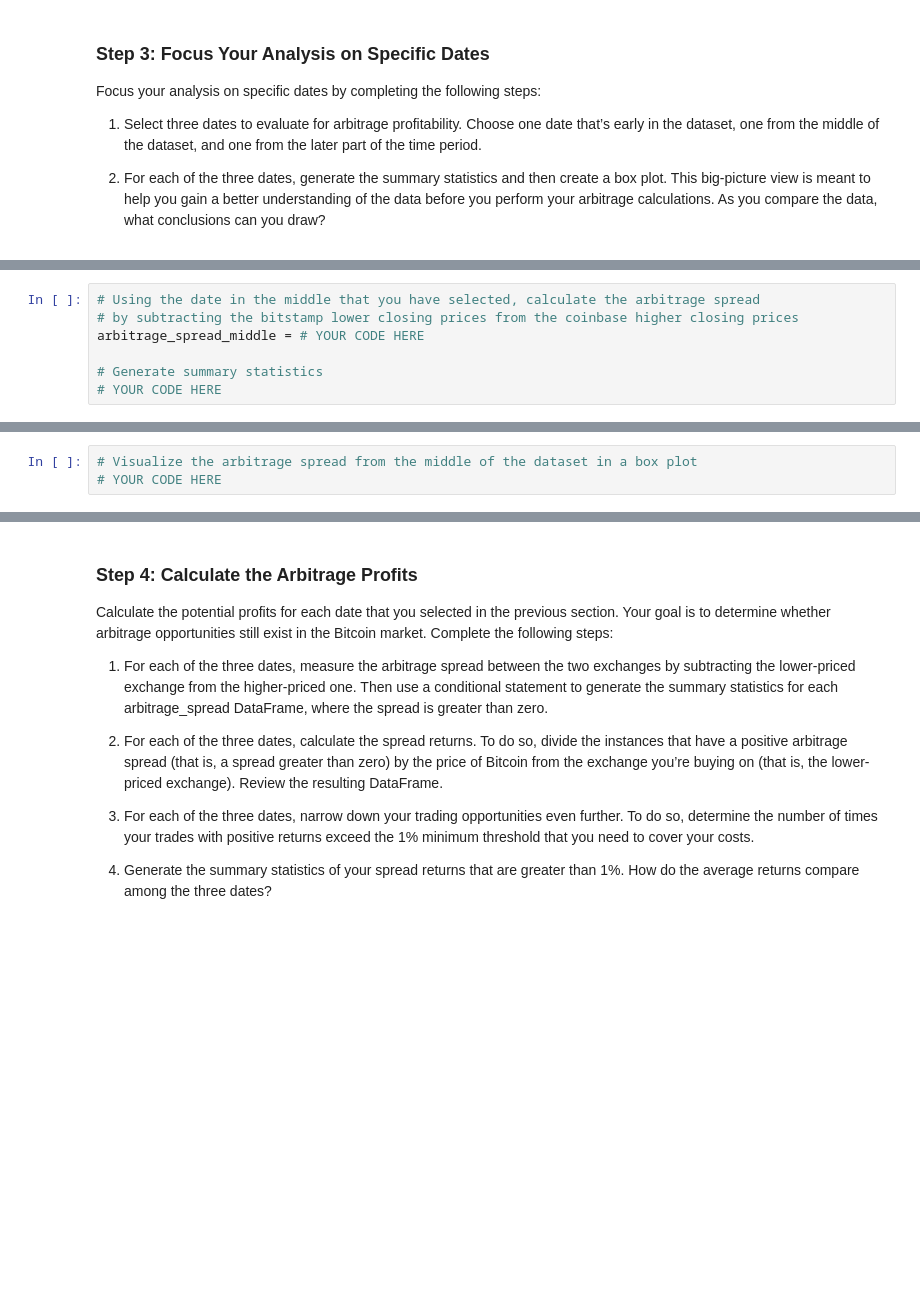
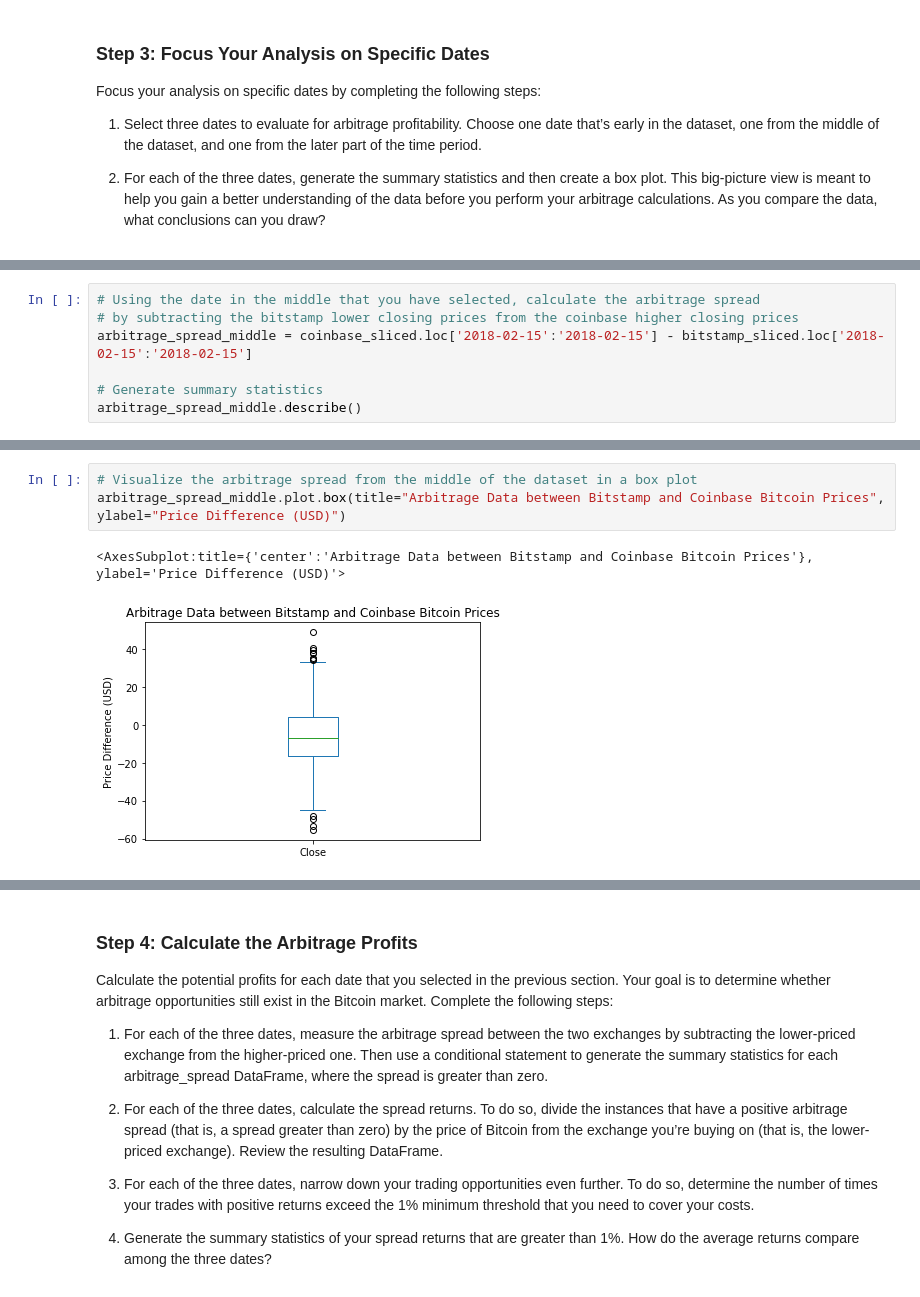
Before and after one commit to kheller18/crypto-arbitrage-opportunities, a Jupyter notebook: crypto_arbitrage.ipynb, the cells around one changed output, grey strips where cells are left out. Drawn from its saved outputs; the diff is of its cells as text; blank space fills up the shorter version.

```diff
--- a/crypto_arbitrage.ipynb
+++ b/crypto_arbitrage.ipynb
@@ -346,7 +367,7 @@ SyntaxError: invalid syntax (3616388465.py, line 3)
 # %%
 # Using the date in the middle that you have selected, calculate the arbitrage spread
 # by subtracting the bitstamp lower closing prices from the coinbase higher closing prices
-arbitrage_spread_middle = # YOUR CODE HERE
+arbitrage_spread_middle = coinbase_sliced.loc['2018-02-15':'2018-02-15'] - bitstamp_sliced.loc['2018-02-15':'2018-02-15']
 
 # Generate summary statistics
-# YOUR CODE HERE
+arbitrage_spread_middle.describe()
@@ -353,6 +384,9 @@ arbitrage_spread_middle = # YOUR CODE HERE
 # %%
 # Visualize the arbitrage spread from the middle of the dataset in a box plot
-# YOUR CODE HERE
+arbitrage_spread_middle.plot.box(title="Arbitrage Data between Bitstamp and Coinbase Bitcoin Prices", ylabel="Price Difference (USD)")
+# %% [output]
+<AxesSubplot:title={'center':'Arbitrage Data between Bitstamp and Coinbase Bitcoin Prices'}, ylabel='Price Difference (USD)'>
+[figure, added]
 # %%
 # Create an overlay plot that visualizes the two dataframes over a period of one day from late in the dataset.
 # Be sure that the plots include the parameters `legend`, `figsize`, `title`, `color` and `label`
```
Also changed, not shown: parts of 8 cells of this notebook.
